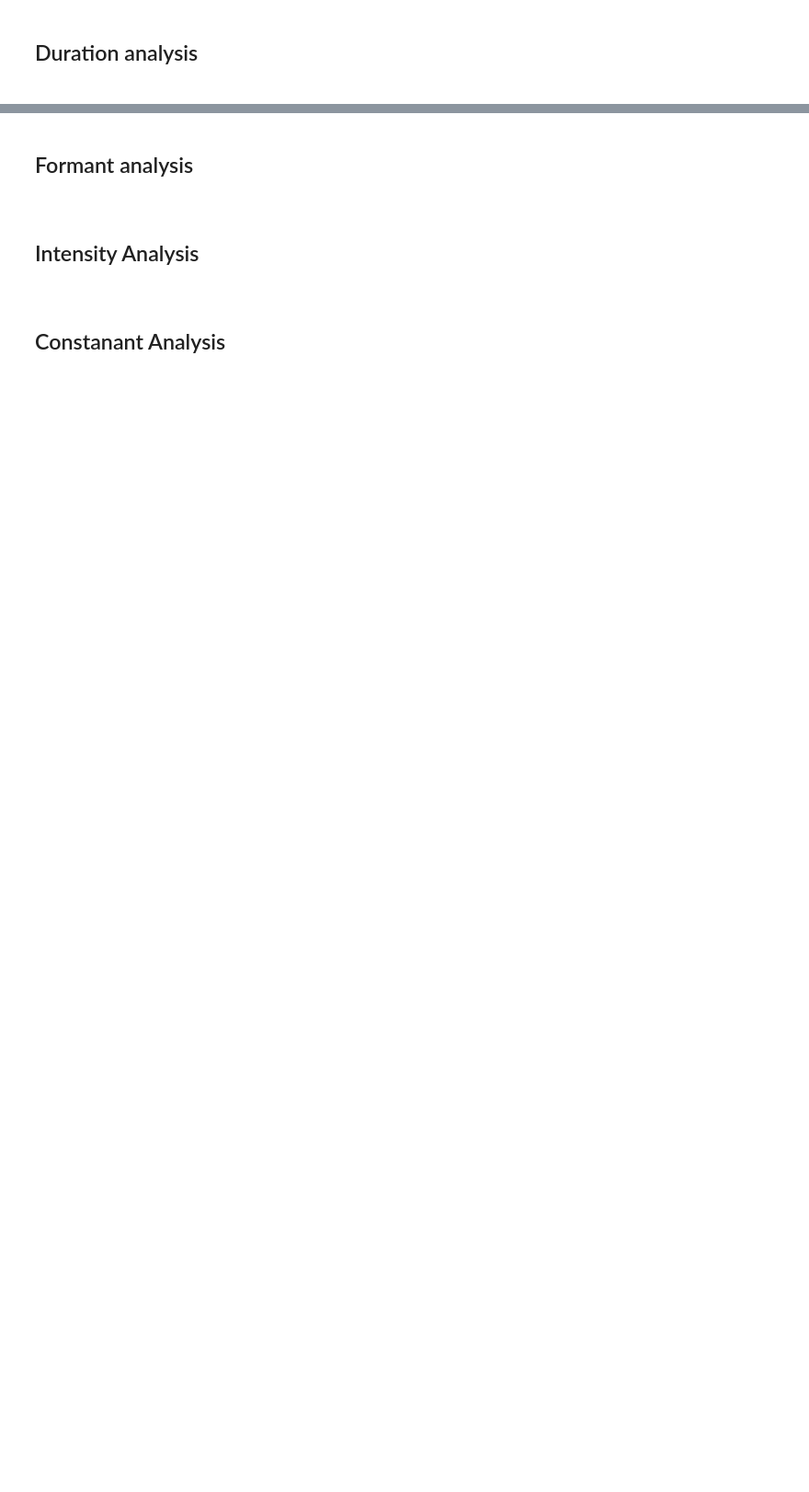
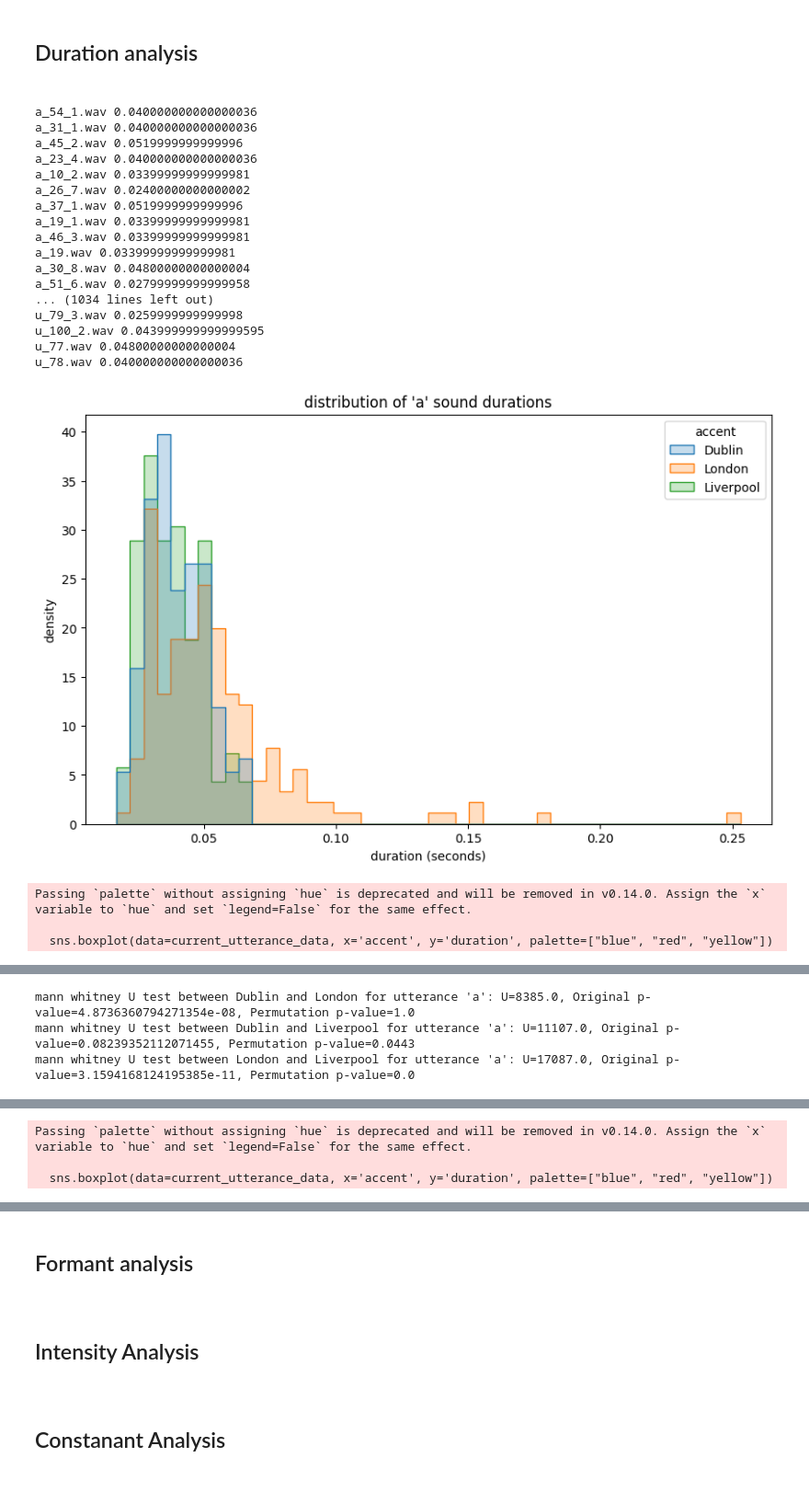
Before and after one commit to C09640401/accent-comparison, a Jupyter notebook: full_code.ipynb, the cells around one changed output, grey strips where cells are left out. Shown at 92% size. Cells and saved outputs as stored; diff of their text form; code cells hidden in the pictures; blank space fills up the shorter version.

```diff
--- a/full_code.ipynb
+++ b/full_code.ipynb
@@ -540,18 +605,17 @@ import numpy as np
 # if you are not running this script in a notebook environment, you may need to import
 # perform_mann_whitney_and_permutation_test from the pitch script.
 
-def calculate_durations(directory, accent, sound):
+def calculate_durations(directory, accent, utterance):
     durations = []
-    print("DIRECTORY: " + str(directory))
     for filename in os.listdir(directory):
         if filename.endswith('.wav'):
-            print("FILENAME: " + str(filename))
             audio_path = os.path.join(directory, filename)
             audio, sr = librosa.load(audio_path, sr=None)
             duration = librosa.get_duration(audio, sr=sr) - 4
-            durations.append({'accent': accent, 'duration': duration, 'dound': sound})
-            print(durations)
+            print(filename + " " + str(duration))
+            durations.append({'accent': accent, 'duration': duration, 'utterance': utterance})
     return durations
+
 
 
 
@@ -563,32 +627,54 @@ def analyse_durations(dataframe, sounds, base_directories):
         sns.histplot(data=current_utterance_data, x='duration', hue='accent', element='step',
                      stat='density', common_norm=False)
         plt.title(f"distribution of '{utterance}' sound durations")
         plt.xlabel('duration (seconds)')
         plt.ylabel('density')
         plt.show()
 
         plt.figure(figsize=(10, 6))
         sns.boxplot(data=current_utterance_data, x='accent', y='duration', palette=["blue", "red", "yellow"])
         plt.title(f"boxplot of '{utterance}' utterance durations")
         plt.xlabel('accent')
         plt.ylabel('duration in seconds')
         plt.show()
 
         accents = list(base_directories.keys())
         for i in range(len(accents)):
             for x in range(i+1, len(accents)):
-                data_1 = current_sound_data[current_sound_data['accent'] == accents[i]]['duration'].to_numpy()
-                data_2 = current_sound_data[current_sound_data['accent'] == accents[x]]['duration'].to_numpy()
+                data_1 = current_utterance_data[current_utterance_data['accent'] == accents[i]]['duration'].to_numpy()
+                data_2 = current_utterance_data[current_utterance_data['accent'] == accents[x]]['duration'].to_numpy()
                 original_stat, original_p_value, p_value_perm = perform_mann_whitney_and_permutation_test(data_1,
                                                                                                           data_2)
                 print(f"mann whitney U test between {accents[i]} and {accents[x]} for utterance '{utterance}': U={original_stat}, Original p-value={original_p_value}, Permutation p-value={p_value_perm}")
 
 duration_data = pd.DataFrame()
 
 for utterance in utterances:
     for accent, base_dir in base_directories.items():
         directory = os.path.join(base_dir, utterance)
         duration_data = pd.concat([duration_data,
                                        pd.DataFrame(calculate_durations(directory, accent, utterance))])
 
 analyse_durations(duration_data, utterances, base_directories)
+# %% [output]
+a_54_1.wav 0.040000000000000036
+a_31_1.wav 0.040000000000000036
+a_45_2.wav 0.0519999999999996
+a_23_4.wav 0.040000000000000036
+a_10_2.wav 0.03399999999999981
+a_26_7.wav 0.02400000000000002
+a_37_1.wav 0.0519999999999996
+a_19_1.wav 0.03399999999999981
+a_46_3.wav 0.03399999999999981
+a_19.wav 0.03399999999999981
+a_30_8.wav 0.04800000000000004
+a_51_6.wav 0.02799999999999958
+... (1034 lines left out)
+u_79_3.wav 0.0259999999999998
+u_100_2.wav 0.043999999999999595
+u_77.wav 0.04800000000000004
+u_78.wav 0.040000000000000036
+[figure, added]
+Passing `palette` without assigning `hue` is deprecated and will be removed in v0.14.0. Assign the `x` variable to `hue` and set `legend=False` for the same effect.
+
+  sns.boxplot(data=current_utterance_data, x='accent', y='duration', palette=["blue", "red", "yellow"])
@@ -594,0 +682,3 @@ analyse_durations(duration_data, utterances, base_directories)
+mann whitney U test between Dublin and London for utterance 'a': U=8385.0, Original p-value=4.8736360794271354e-08, Permutation p-value=1.0
+mann whitney U test between Dublin and Liverpool for utterance 'a': U=11107.0, Original p-value=0.08239352112071455, Permutation p-value=0.0443
+mann whitney U test between London and Liverpool for utterance 'a': U=17087.0, Original p-value=3.1594168124195385e-11, Permutation p-value=0.0
@@ -594,0 +686,3 @@ analyse_durations(duration_data, utterances, base_directories)
+Passing `palette` without assigning `hue` is deprecated and will be removed in v0.14.0. Assign the `x` variable to `hue` and set `legend=False` for the same effect.
+
+  sns.boxplot(data=current_utterance_data, x='accent', y='duration', palette=["blue", "red", "yellow"])
```
Also changed, not shown: parts of 3 cells of this notebook.
